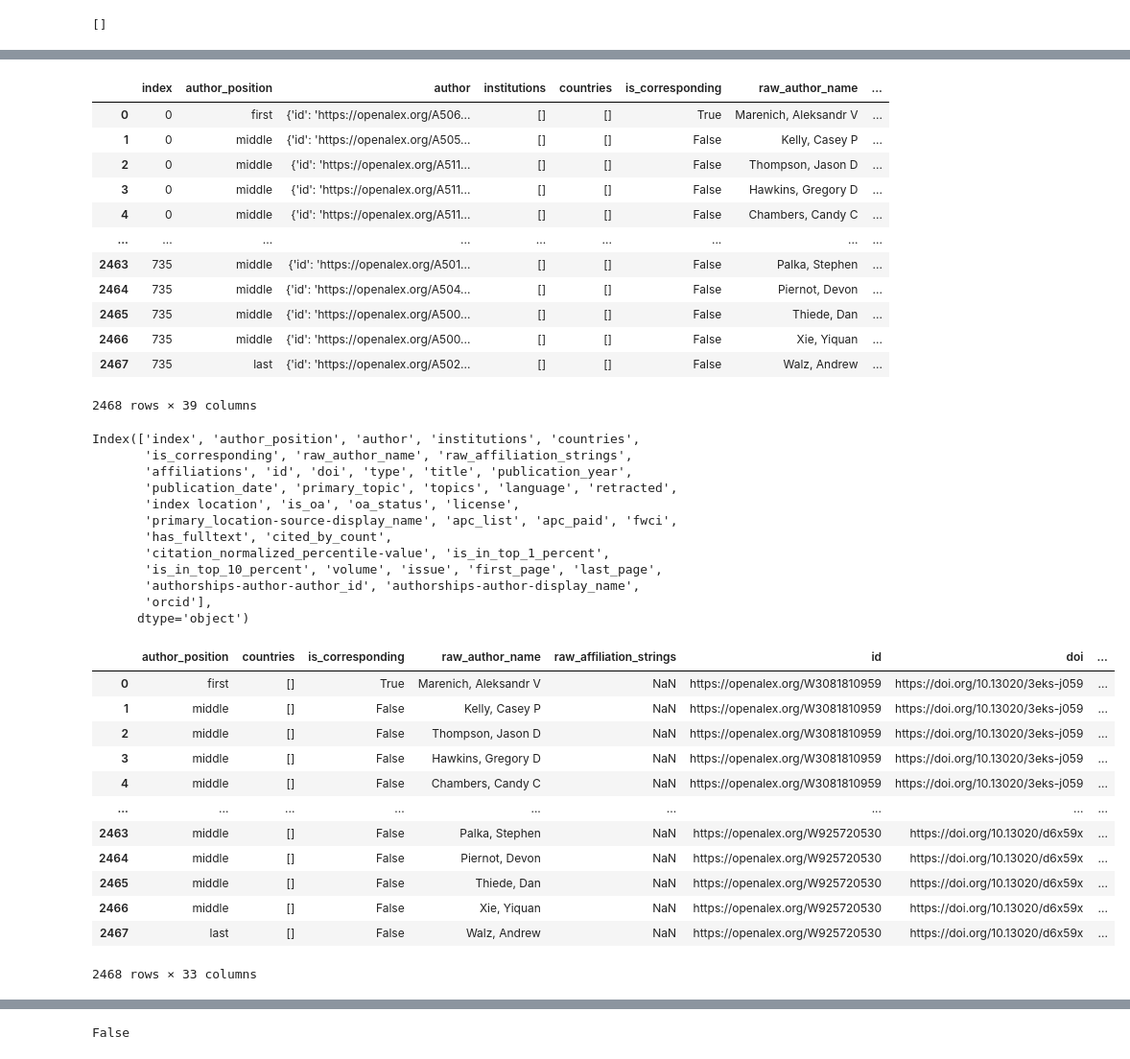
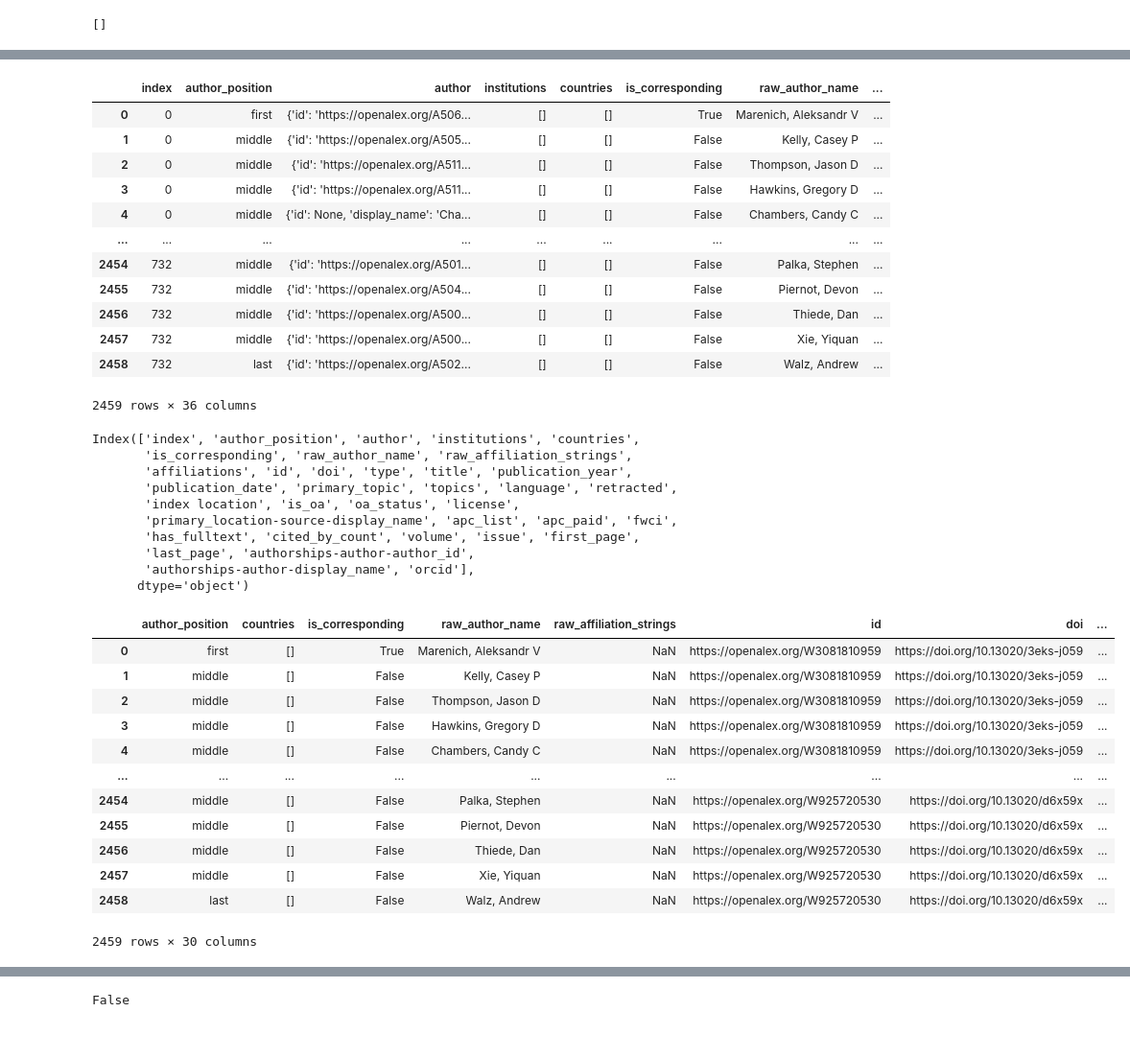
Before and after one commit to senderrr/OpenAlex, a Jupyter notebook: OpenAlexSource.ipynb, the cells around one changed output, grey strips where cells are left out. Shown at 96% size. Saved outputs shown, nothing was run; the diff lists cells and outputs as text; code cells hidden in the pictures.

Commit message:
updated notebooks OpenAlex no longer has metadata variable: top1/top10%

```diff
--- a/OpenAlexSource.ipynb
+++ b/OpenAlexSource.ipynb
@@ -250,12 +250,12 @@ df.head()
 # %%
 # what was , 'min', 'max'
 # Create new DataFrame to concat original data from
+# no longer in OA: 'citation_normalized_percentile-value', 'is_in_top_1_percent', 'is_in_top_10_percent',
 cleaned_df = df[['id', 'doi', 'type', 'title', 'publication_year', 'publication_date', 'primary_topic', 'topics',
        'language', 'retracted', 'index location', 'is_oa',
        'oa_status', 'license', 'primary_location-source-display_name',
        'apc_list', 'apc_paid', 'fwci', 'has_fulltext','cited_by_count',
-       'citation_normalized_percentile-value', 'is_in_top_1_percent',
-       'is_in_top_10_percent', 'volume', 'issue', 'first_page',
+       'volume', 'issue', 'first_page',
        'last_page',]].copy()
 cleaned_df
 # %% [output]
@@ -553,14 +553,14 @@ unnested_df
 | 1 | 0 | middle | {'id': 'https://openalex.org/A505... | [] | [] | False | Kelly, Casey P | ... |
 | 2 | 0 | middle | {'id': 'https://openalex.org/A511... | [] | [] | False | Thompson, Jason D | ... |
 | 3 | 0 | middle | {'id': 'https://openalex.org/A511... | [] | [] | False | Hawkins, Gregory D | ... |
-| 4 | 0 | middle | {'id': 'https://openalex.org/A511... | [] | [] | False | Chambers, Candy C | ... |
+| 4 | 0 | middle | {'id': None, 'display_name': 'Cha... | [] | [] | False | Chambers, Candy C | ... |
 | ... | ... | ... | ... | ... | ... | ... | ... | ... |
-| 2463 | 735 | middle | {'id': 'https://openalex.org/A501... | [] | [] | False | Palka, Stephen | ... |
-| 2464 | 735 | middle | {'id': 'https://openalex.org/A504... | [] | [] | False | Piernot, Devon | ... |
-| 2465 | 735 | middle | {'id': 'https://openalex.org/A500... | [] | [] | False | Thiede, Dan | ... |
-| 2466 | 735 | middle | {'id': 'https://openalex.org/A500... | [] | [] | False | Xie, Yiquan | ... |
-| 2467 | 735 | last | {'id': 'https://openalex.org/A502... | [] | [] | False | Walz, Andrew | ... |
+| 2454 | 732 | middle | {'id': 'https://openalex.org/A501... | [] | [] | False | Palka, Stephen | ... |
+| 2455 | 732 | middle | {'id': 'https://openalex.org/A504... | [] | [] | False | Piernot, Devon | ... |
+| 2456 | 732 | middle | {'id': 'https://openalex.org/A500... | [] | [] | False | Thiede, Dan | ... |
+| 2457 | 732 | middle | {'id': 'https://openalex.org/A500... | [] | [] | False | Xie, Yiquan | ... |
+| 2458 | 732 | last | {'id': 'https://openalex.org/A502... | [] | [] | False | Walz, Andrew | ... |
-2468 rows × 39 columns
+2459 rows × 36 columns
 # %%
 unnested_df.columns
 # %% [output]
@@ -570,38 +570,35 @@ Index(['index', 'author_position', 'author', 'institutions', 'countries',
        'publication_date', 'primary_topic', 'topics', 'language', 'retracted',
        'index location', 'is_oa', 'oa_status', 'license',
        'primary_location-source-display_name', 'apc_list', 'apc_paid', 'fwci',
-       'has_fulltext', 'cited_by_count',
-       'citation_normalized_percentile-value', 'is_in_top_1_percent',
-       'is_in_top_10_percent', 'volume', 'issue', 'first_page', 'last_page',
-       'authorships-author-author_id', 'authorships-author-display_name',
-       'orcid'],
+       'has_fulltext', 'cited_by_count', 'volume', 'issue', 'first_page',
+       'last_page', 'authorships-author-author_id',
+       'authorships-author-display_name', 'orcid'],
       dtype='object')
 # %%
+# no longer in OA:  'citation_normalized_percentile-value', 'is_in_top_1_percent', 'is_in_top_10_percent',
 unnested_df = unnested_df[['author_position', 'countries',
        'is_corresponding', 'raw_author_name', 'raw_affiliation_strings',
        'id', 'doi', 'type', 'title', 'publication_year',
        'publication_date', 'language', 'apc_list', 'apc_paid',
-       'fwci', 'has_fulltext', 'cited_by_count',
-       'citation_normalized_percentile-value', 'is_in_top_1_percent',
-       'is_in_top_10_percent', 'volume', 'issue', 'first_page',
+       'fwci', 'has_fulltext', 'cited_by_count', 'volume', 'issue', 'first_page',
        'last_page', 'retracted', 'index location',
        'is_oa', 'oa_status', 'license', 'primary_location-source-display_name', 'authorships-author-author_id',
        'authorships-author-display_name', 'orcid']]
 unnested_df
 # %% [output]
 |  | author_position | countries | is_corresponding | raw_author_name | raw_affiliation_strings | id | doi | ... |
 | 0 | first | [] | True | Marenich, Aleksandr V | NaN | https://openalex.org/W3081810959 | https://doi.org/10.13020/3eks-j059 | ... |
 | 1 | middle | [] | False | Kelly, Casey P | NaN | https://openalex.org/W3081810959 | https://doi.org/10.13020/3eks-j059 | ... |
 | 2 | middle | [] | False | Thompson, Jason D | NaN | https://openalex.org/W3081810959 | https://doi.org/10.13020/3eks-j059 | ... |
 | 3 | middle | [] | False | Hawkins, Gregory D | NaN | https://openalex.org/W3081810959 | https://doi.org/10.13020/3eks-j059 | ... |
 | 4 | middle | [] | False | Chambers, Candy C | NaN | https://openalex.org/W3081810959 | https://doi.org/10.13020/3eks-j059 | ... |
 | ... | ... | ... | ... | ... | ... | ... | ... | ... |
-| 2463 | middle | [] | False | Palka, Stephen | NaN | https://openalex.org/W925720530 | https://doi.org/10.13020/d6x59x | ... |
-| 2464 | middle | [] | False | Piernot, Devon | NaN | https://openalex.org/W925720530 | https://doi.org/10.13020/d6x59x | ... |
-| 2465 | middle | [] | False | Thiede, Dan | NaN | https://openalex.org/W925720530 | https://doi.org/10.13020/d6x59x | ... |
-| 2466 | middle | [] | False | Xie, Yiquan | NaN | https://openalex.org/W925720530 | https://doi.org/10.13020/d6x59x | ... |
-| 2467 | last | [] | False | Walz, Andrew | NaN | https://openalex.org/W925720530 | https://doi.org/10.13020/d6x59x | ... |
+| 2454 | middle | [] | False | Palka, Stephen | NaN | https://openalex.org/W925720530 | https://doi.org/10.13020/d6x59x | ... |
+| 2455 | middle | [] | False | Piernot, Devon | NaN | https://openalex.org/W925720530 | https://doi.org/10.13020/d6x59x | ... |
+| 2456 | middle | [] | False | Thiede, Dan | NaN | https://openalex.org/W925720530 | https://doi.org/10.13020/d6x59x | ... |
+| 2457 | middle | [] | False | Xie, Yiquan | NaN | https://openalex.org/W925720530 | https://doi.org/10.13020/d6x59x | ... |
+| 2458 | last | [] | False | Walz, Andrew | NaN | https://openalex.org/W925720530 | https://doi.org/10.13020/d6x59x | ... |
-2468 rows × 33 columns
+2459 rows × 30 columns
 # %%
 unnested_df = pd.concat([unnested_df, merged_df], axis=1)
 unnested_df
```
Also changed, not shown: parts of 18 cells of this notebook, 3 other files.
